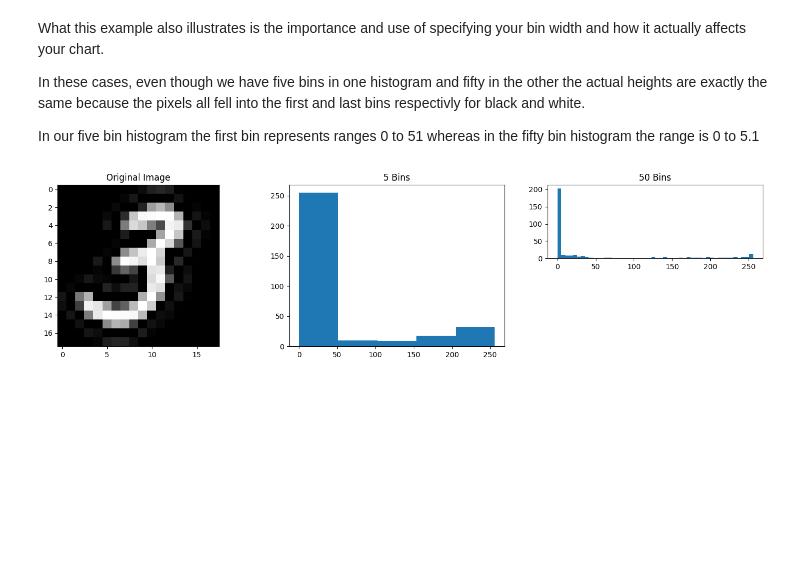
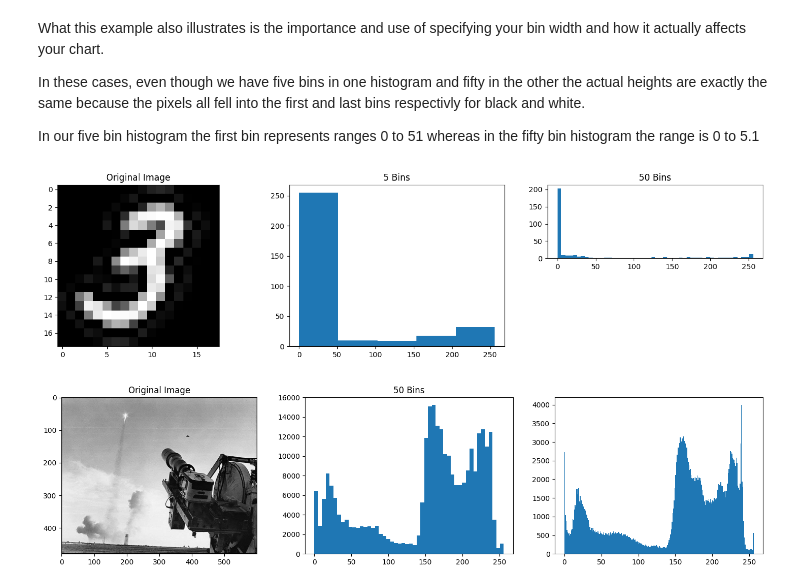
Before and after one commit to saulyaguana/Histograms-ColorSegmentation, a Jupyter notebook: histograms/histograms.ipynb, the cells around one changed output. Saved outputs shown, nothing was run; the diff lists cells and outputs as text; code cells hidden in the pictures; blank space fills up the shorter version.

Commit message:
Another example with a full spectrum grayscale

```diff
--- a/histograms/histograms.ipynb
+++ b/histograms/histograms.ipynb
@@ -94,3 +94,15 @@ plt.subplot(132); plt.hist(img_flatten, 5, [0, 256]); plt.title("5 Bins")
 plt.subplot(233);plt.hist(img_flatten, 50, [0, 256]); plt.title("50 Bins");
 # %% [output]
 [figure]
+# %%
+# Read the image and flatten it.
+img = cv2.imread("./Apollo-8-Launch.jpg", cv2.IMREAD_GRAYSCALE)
+img_flatten = img.ravel()
+
+# Display the image and histograms
+plt.figure(figsize=(18, 4))
+plt.subplot(131); plt.imshow(img); plt.title("Original Image")
+plt.subplot(132); plt.hist(img_flatten, 50, [0, 256]); plt.title("50 Bins")
+plt.subplot(133); plt.hist(img_flatten, 256, [0, 256]);
+# %% [output]
+[figure, added]
```
Also changed, not shown: 1 other file.
